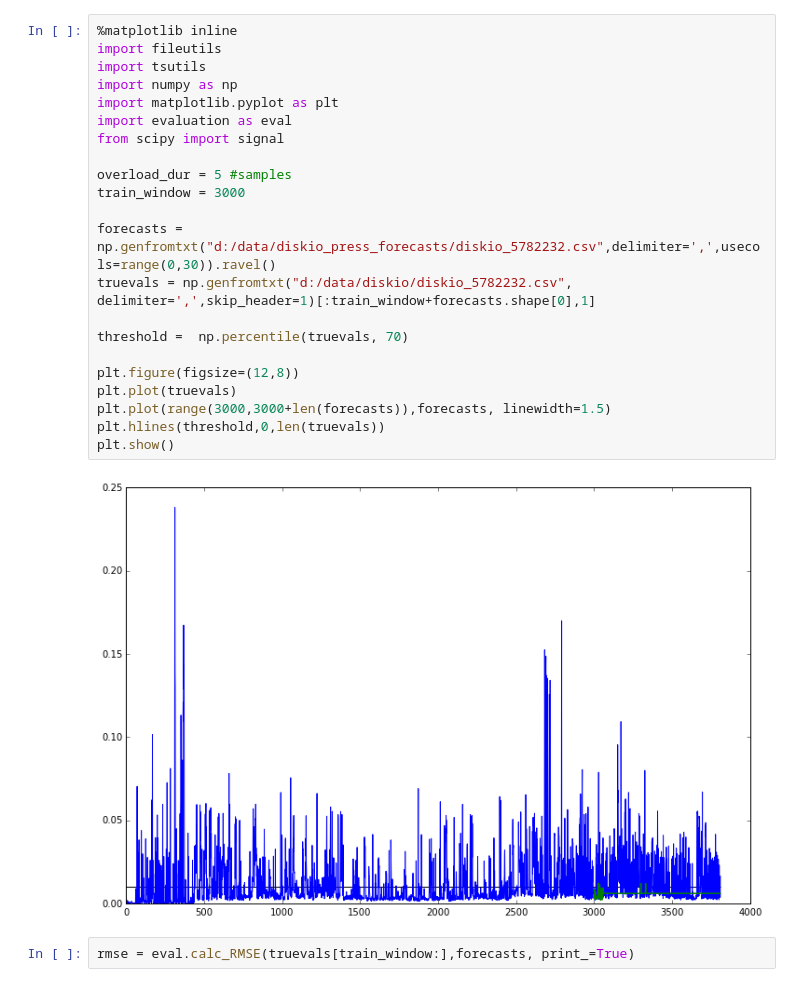
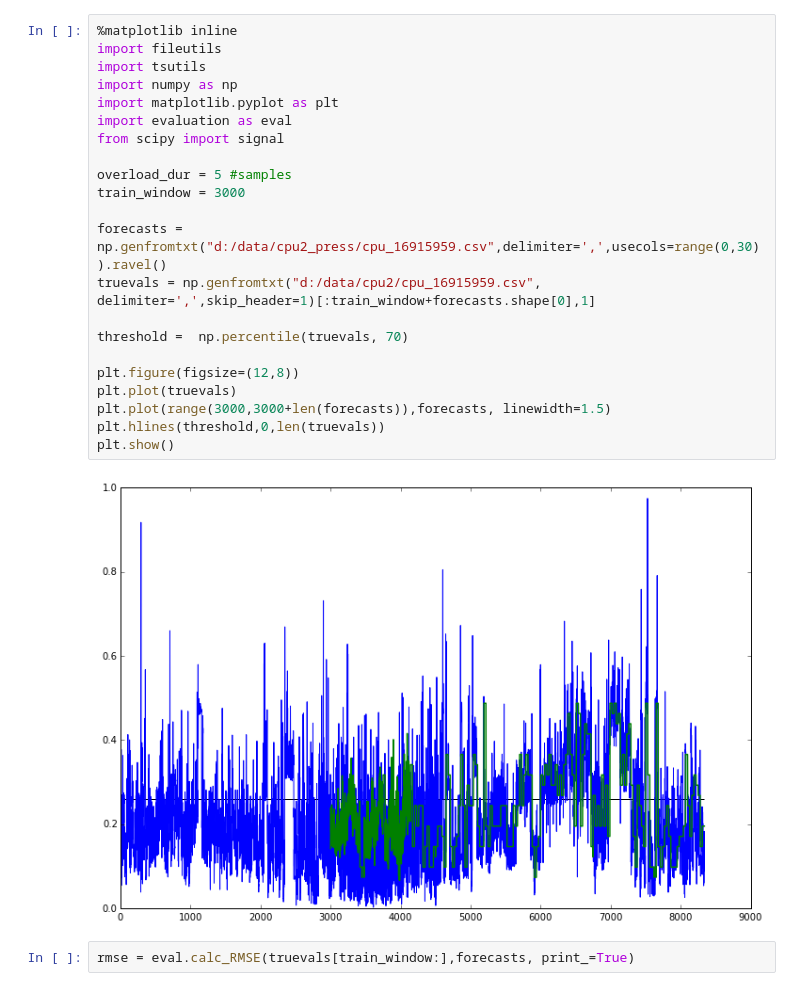
Before and after one commit to Manrich121/ForecastingCloud, a Jupyter notebook: DataPlot/src/press_evaluation.ipynb, the cells around one changed output. Saved outputs shown, nothing was run; the diff lists cells and outputs as text.

```diff
--- a/DataPlot/src/press_evaluation.ipynb
+++ b/DataPlot/src/press_evaluation.ipynb
@@ -1,27 +1,27 @@
 # %%
 %matplotlib inline
 import fileutils
 import tsutils
 import numpy as np
 import matplotlib.pyplot as plt
 import evaluation as eval
 from scipy import signal
 
 overload_dur = 5 #samples
 train_window = 3000
 
-forecasts = np.genfromtxt("d:/data/diskio_press_forecasts/diskio_5782232.csv",delimiter=',',usecols=range(0,30)).ravel()
-truevals = np.genfromtxt("d:/data/diskio/diskio_5782232.csv", delimiter=',',skip_header=1)[:train_window+forecasts.shape[0],1]
+forecasts = np.genfromtxt("d:/data/cpu2_press/cpu_16915959.csv",delimiter=',',usecols=range(0,30)).ravel()
+truevals = np.genfromtxt("d:/data/cpu2/cpu_16915959.csv", delimiter=',',skip_header=1)[:train_window+forecasts.shape[0],1]
 
 threshold =  np.percentile(truevals, 70)
 
 plt.figure(figsize=(12,8))
 plt.plot(truevals)
 plt.plot(range(3000,3000+len(forecasts)),forecasts, linewidth=1.5)
 plt.hlines(threshold,0,len(truevals))
 plt.show()
 # %% [output]
-[figure, old version]
+[figure, new version]
 # %%
 rmse = eval.calc_RMSE(truevals[train_window:],forecasts, print_=True)
 # %% [output]
```
Also changed, not shown: 10 other files.
